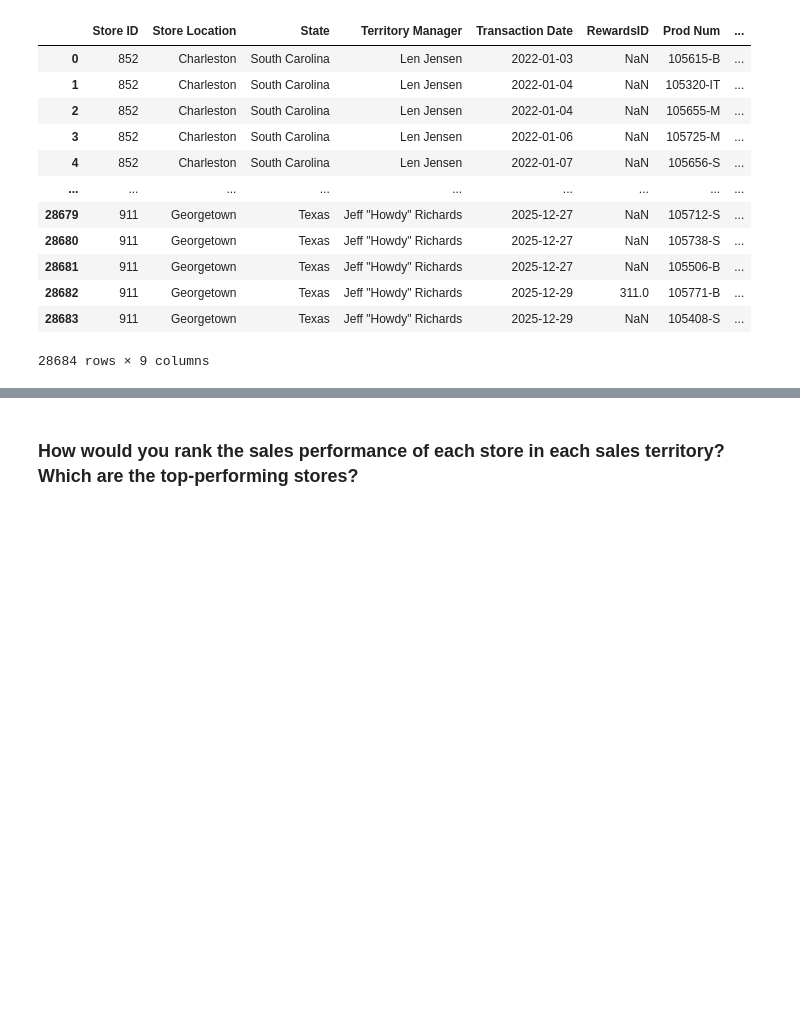
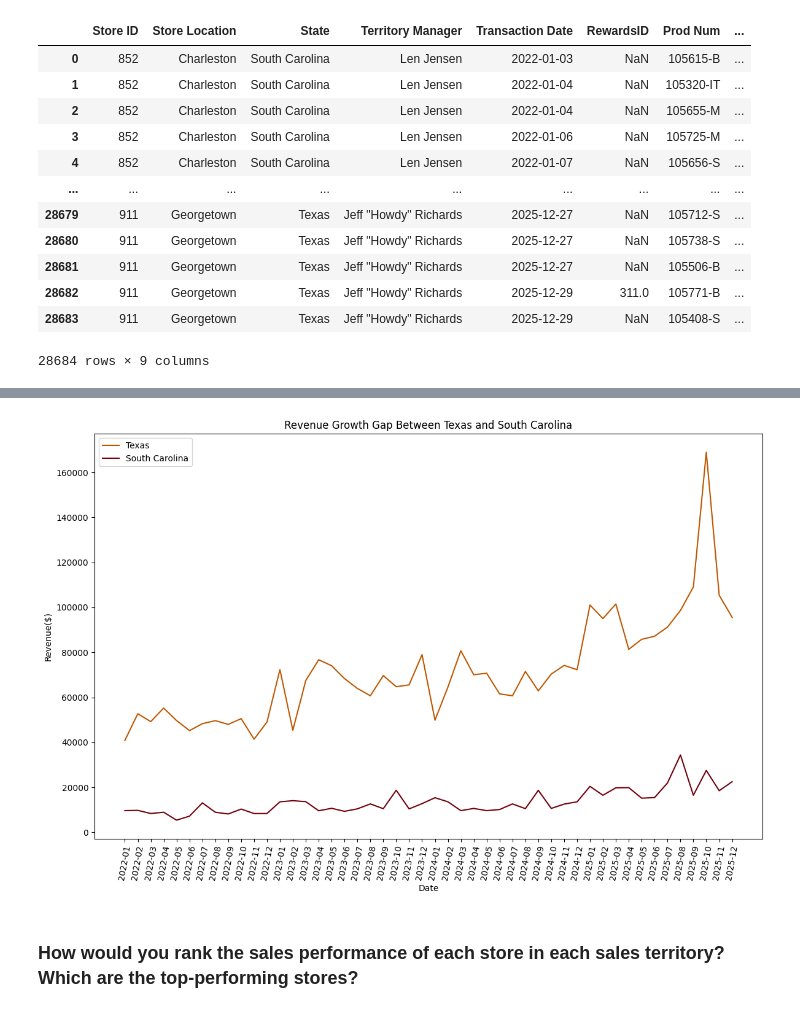
Before and after one commit to Bcv1018/Capstone_2, a Jupyter notebook: Carrillo-Valencia_sales_analysis.ipynb, the cells around one changed output, grey strips where cells are left out. Saved outputs shown, nothing was run; the diff lists cells and outputs as text; code cells hidden in the pictures; blank space fills up the shorter version.

```diff
--- a/Carrillo-Valencia_sales_analysis.ipynb
+++ b/Carrillo-Valencia_sales_analysis.ipynb
@@ -258,0 +272,8 @@ monthly_revenue
+# %%
+# Separating Texas and South Carolina
+texas_rev = monthly_revenue.xs('Texas', level='State')
+sc_rev = monthly_revenue.xs('South Carolina', level='State')
+
+# Resetting the indexes to make them into columns
+texas_rev = texas_rev.reset_index()
+sc_rev = sc_rev.reset_index()
@@ -259,3 +322,25 @@ monthly_revenue
+# %%
+# Converting date column back to a string
+texas_rev['Date'] = texas_rev['Date'].astype(str)
+sc_rev['Date'] = sc_rev['Date'].astype(str)
+
+# Creating a Line chart for monthly revenue
+plt.figure(figsize=(12,8))
+plt.plot(texas_rev['Date'],texas_rev['Sale Amount'], label='Texas', color='#BF5700')
+plt.plot(sc_rev['Date'],sc_rev['Sale Amount'], label='South Carolina', color='#73000A')
+
+plt.xticks(rotation=80, fontsize=10)
+plt.xlabel('Date')
+plt.ylabel('Revenue($)')
+
+plt.title('Revenue Growth Gap Between Texas and South Carolina')
+plt.legend()
+
+plt.tight_layout()
+plt.savefig('Revenue Gap Between Texas and South Carolina.jpg',bbox_inches='tight', pad_inches=.5)
+plt.show()
+# %% [output]
+[figure, added]
 # %% [markdown]
 ### How would you rank the sales performance of each store in each sales territory? Which are the top-performing stores?
 # %%
```
Also changed, not shown: parts of 23 cells of this notebook, 6 other files.
